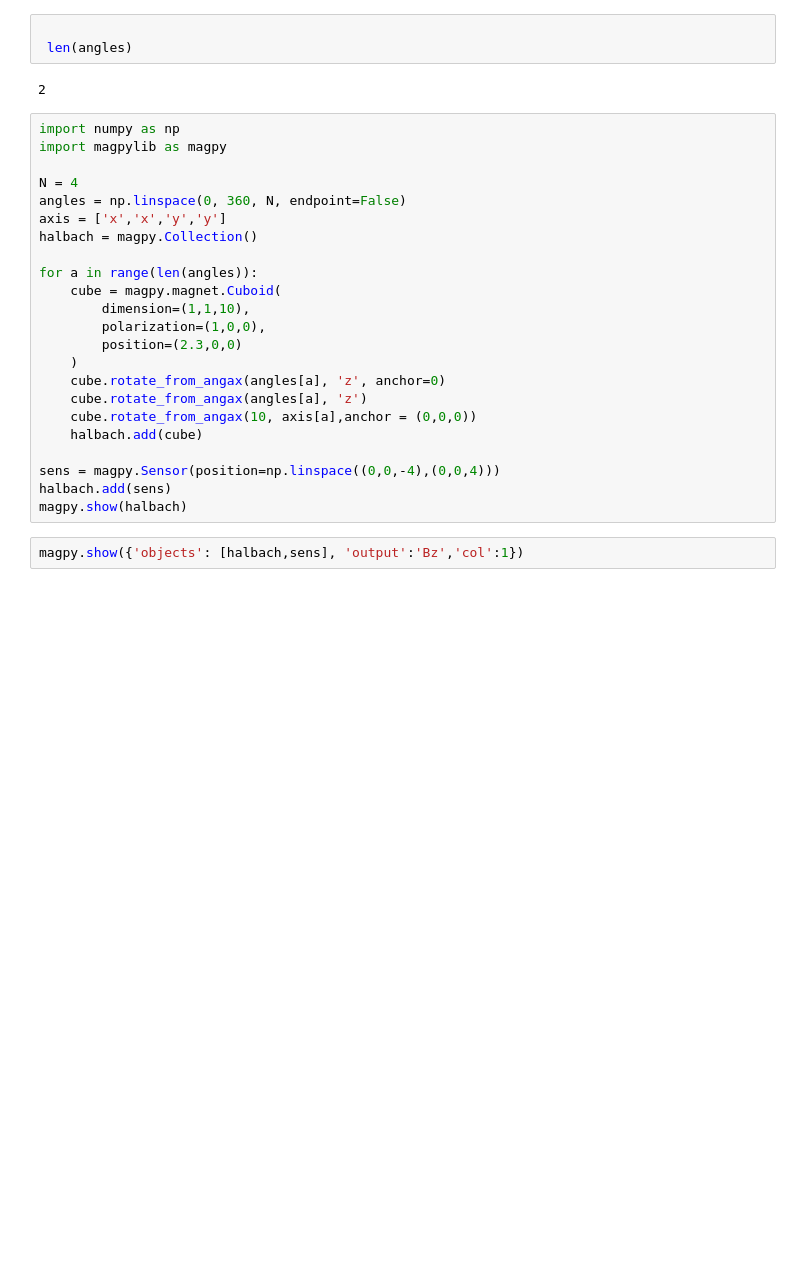
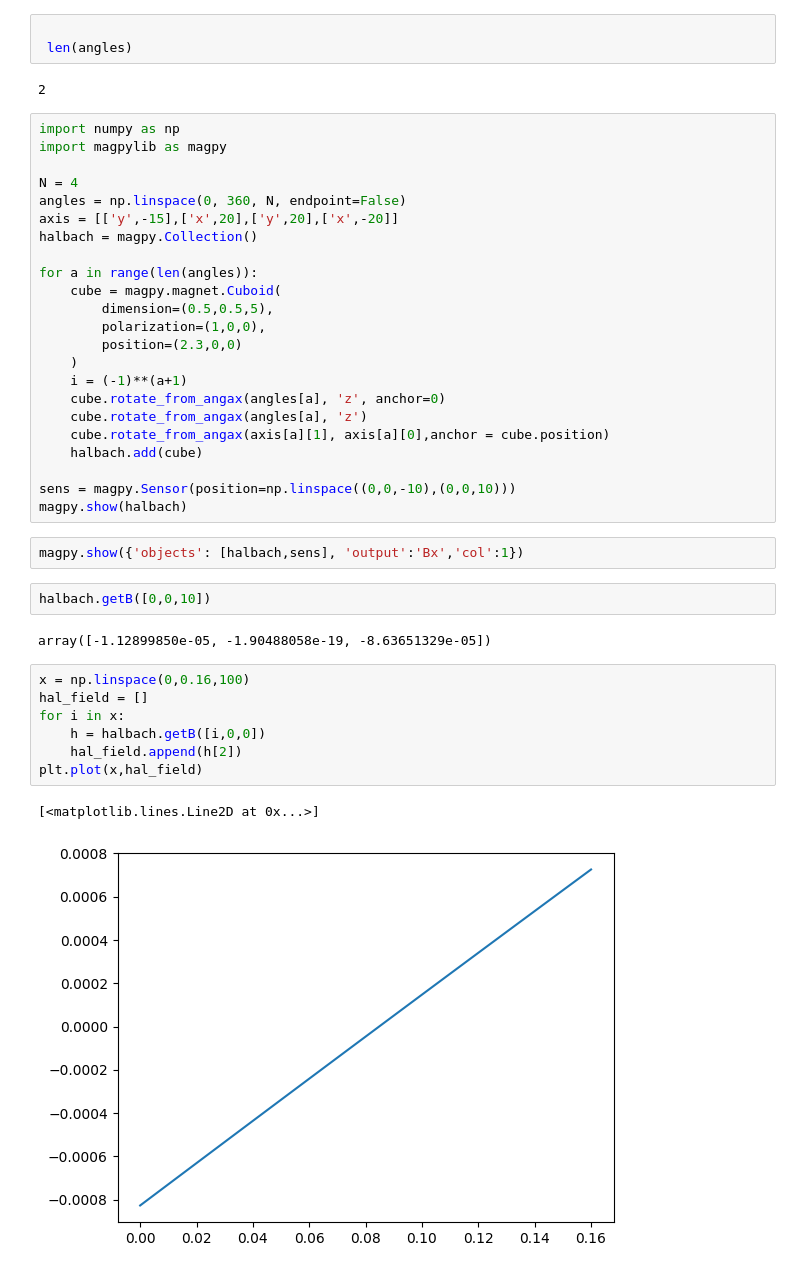
Before and after one commit to benfox4543/YB-zeeman-slower, a Jupyter notebook: halbach-1.ipynb, the cells around one changed output. Saved outputs shown, nothing was run; the diff lists cells and outputs as text; blank space fills up the shorter version.

Commit message:
fixing angles on the halbach array

```diff
--- a/halbach-1.ipynb
+++ b/halbach-1.ipynb
@@ -123,22 +122,36 @@ import magpylib as magpy
 
 N = 4
 angles = np.linspace(0, 360, N, endpoint=False)
-axis = ['x','x','y','y']
+axis = [['y',-15],['x',20],['y',20],['x',-20]]
 halbach = magpy.Collection()
 
 for a in range(len(angles)):
     cube = magpy.magnet.Cuboid(
-        dimension=(1,1,10),
+        dimension=(0.5,0.5,5),
         polarization=(1,0,0),
         position=(2.3,0,0)
     )
+    i = (-1)**(a+1)
     cube.rotate_from_angax(angles[a], 'z', anchor=0)
     cube.rotate_from_angax(angles[a], 'z')
-    cube.rotate_from_angax(10, axis[a],anchor = (0,0,0))
+    cube.rotate_from_angax(axis[a][1], axis[a][0],anchor = cube.position)
     halbach.add(cube)
 
-sens = magpy.Sensor(position=np.linspace((0,0,-4),(0,0,4)))
-halbach.add(sens)
+sens = magpy.Sensor(position=np.linspace((0,0,-10),(0,0,10)))
 magpy.show(halbach)
 # %%
-magpy.show({'objects': [halbach,sens], 'output':'Bz','col':1})
+magpy.show({'objects': [halbach,sens], 'output':'Bx','col':1})
+# %%
+halbach.getB([0,0,10])
+# %% [output]
+array([-1.12899850e-05, -1.90488058e-19, -8.63651329e-05])
+# %%
+x = np.linspace(0,0.16,100)
+hal_field = []
+for i in x:
+    h = halbach.getB([i,0,0])
+    hal_field.append(h[2])
+plt.plot(x,hal_field)
+# %% [output]
+[<matplotlib.lines.Line2D at 0x...>]
+[figure, added]
```
Also changed, not shown: parts of 1 cell of this notebook.
